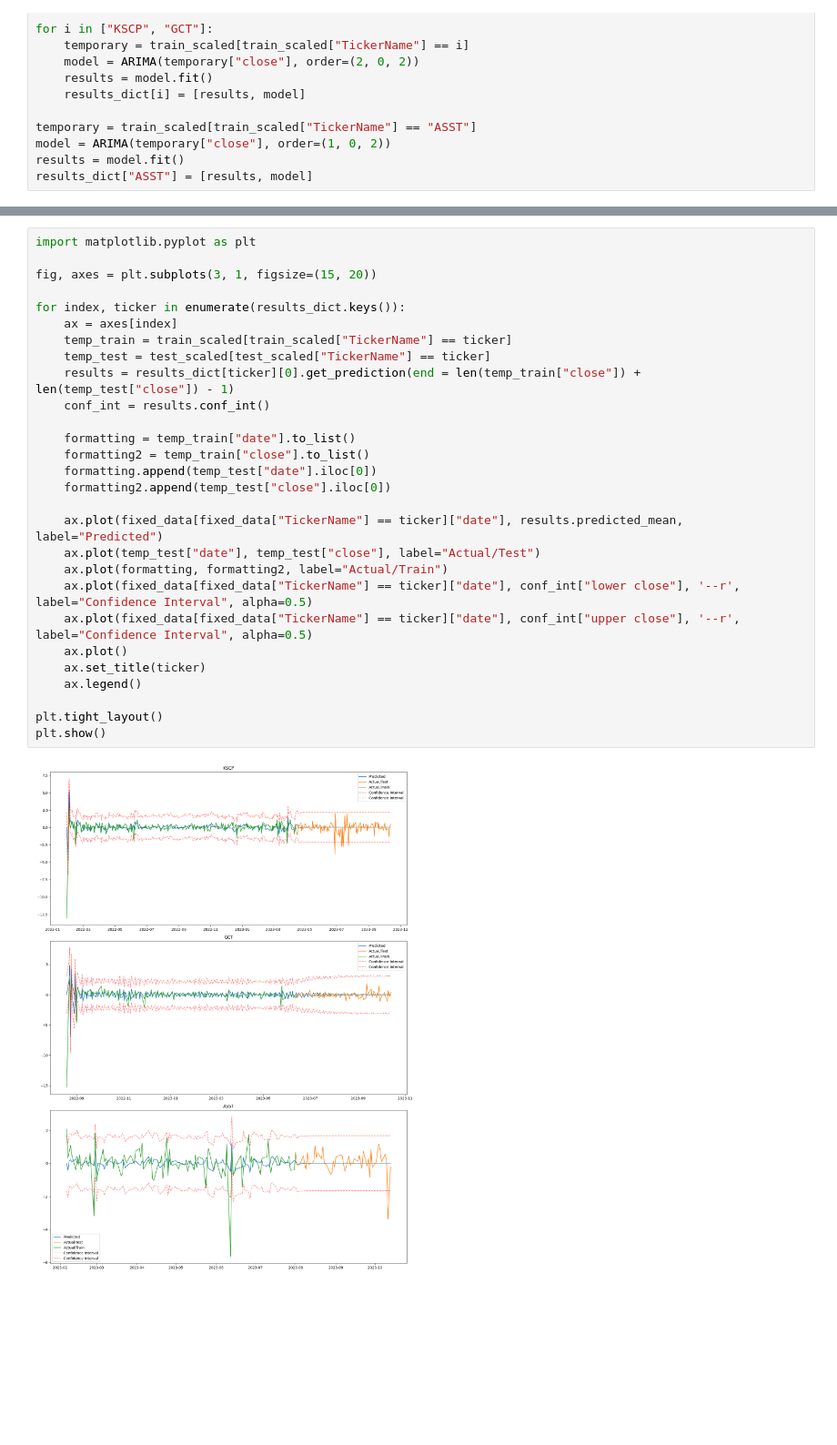
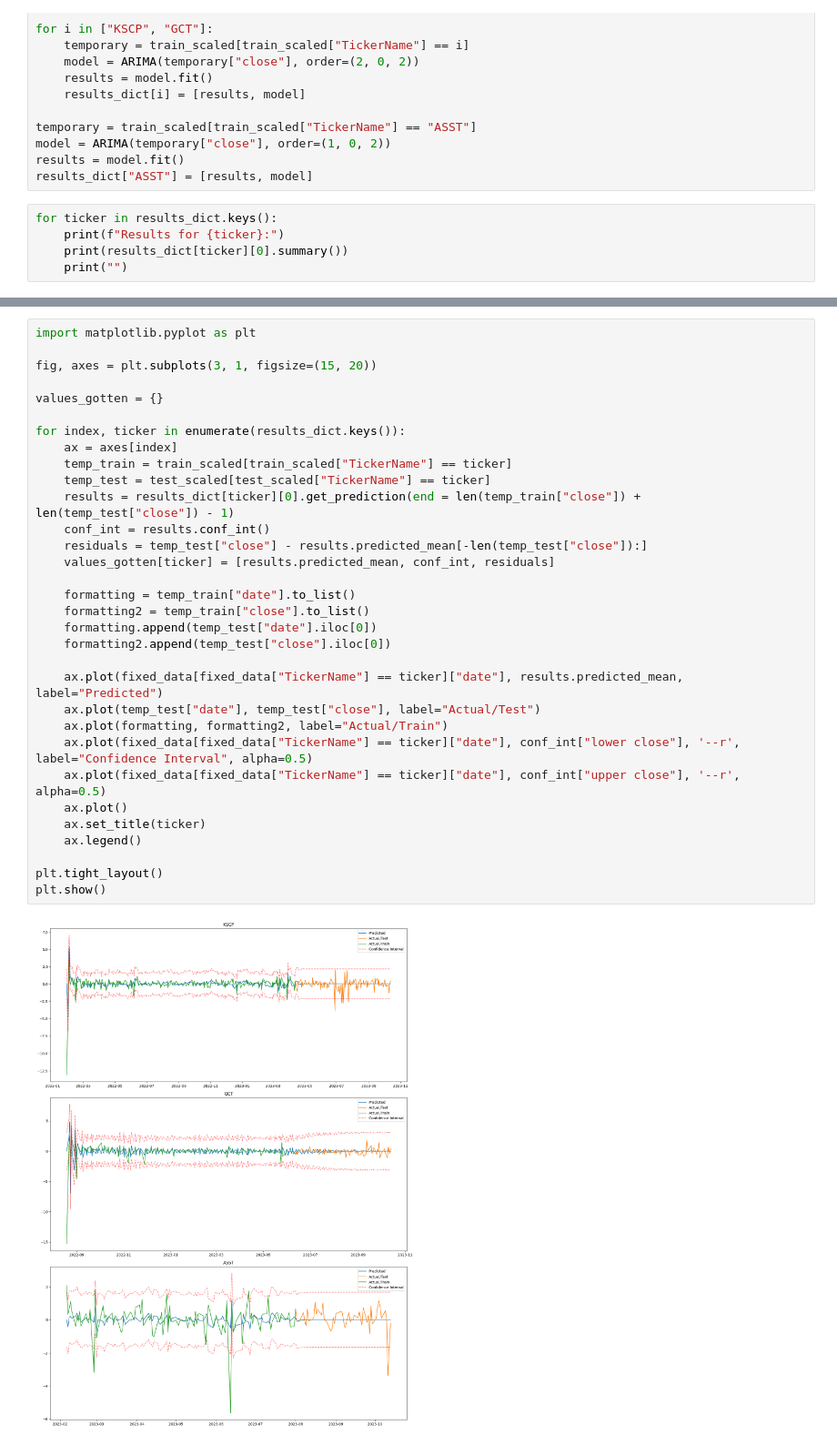
Before and after one commit to carefulDoppelganger/NotebookSamples, a Jupyter notebook: Model/simple_model.ipynb, the cells around one changed output, grey strips where cells are left out. Shown at 91% size. Drawn from its saved outputs; the diff is of its cells as text; blank space fills up the shorter version.

```diff
--- a/Model/simple_model.ipynb
+++ b/Model/simple_model.ipynb
@@ -345,3 +345,8 @@ temporary = train_scaled[train_scaled["TickerName"] == "ASST"]
 model = ARIMA(temporary["close"], order=(1, 0, 2))
 results = model.fit()
 results_dict["ASST"] = [results, model]
+# %%
+for ticker in results_dict.keys():
+    print(f"Results for {ticker}:")
+    print(results_dict[ticker][0].summary())
+    print("")
@@ -348,30 +378,34 @@ results_dict["ASST"] = [results, model]
 # %%
 import matplotlib.pyplot as plt
 
 fig, axes = plt.subplots(3, 1, figsize=(15, 20))
+
+values_gotten = {}
 
 for index, ticker in enumerate(results_dict.keys()):
     ax = axes[index]
     temp_train = train_scaled[train_scaled["TickerName"] == ticker]
     temp_test = test_scaled[test_scaled["TickerName"] == ticker]
     results = results_dict[ticker][0].get_prediction(end = len(temp_train["close"]) + len(temp_test["close"]) - 1)
     conf_int = results.conf_int()
+    residuals = temp_test["close"] - results.predicted_mean[-len(temp_test["close"]):]
+    values_gotten[ticker] = [results.predicted_mean, conf_int, residuals]
 
     formatting = temp_train["date"].to_list()
     formatting2 = temp_train["close"].to_list()
     formatting.append(temp_test["date"].iloc[0])
     formatting2.append(temp_test["close"].iloc[0])
 
     ax.plot(fixed_data[fixed_data["TickerName"] == ticker]["date"], results.predicted_mean, label="Predicted")
     ax.plot(temp_test["date"], temp_test["close"], label="Actual/Test")
     ax.plot(formatting, formatting2, label="Actual/Train")
     ax.plot(fixed_data[fixed_data["TickerName"] == ticker]["date"], conf_int["lower close"], '--r', label="Confidence Interval", alpha=0.5)
-    ax.plot(fixed_data[fixed_data["TickerName"] == ticker]["date"], conf_int["upper close"], '--r', label="Confidence Interval", alpha=0.5)
+    ax.plot(fixed_data[fixed_data["TickerName"] == ticker]["date"], conf_int["upper close"], '--r', alpha=0.5)
     ax.plot()
     ax.set_title(ticker)
     ax.legend()
 
 plt.tight_layout()
 plt.show()
 # %% [output]
-[figure, old version]
+[figure, new version]
```
Also changed, not shown: parts of 5 cells of this notebook.
